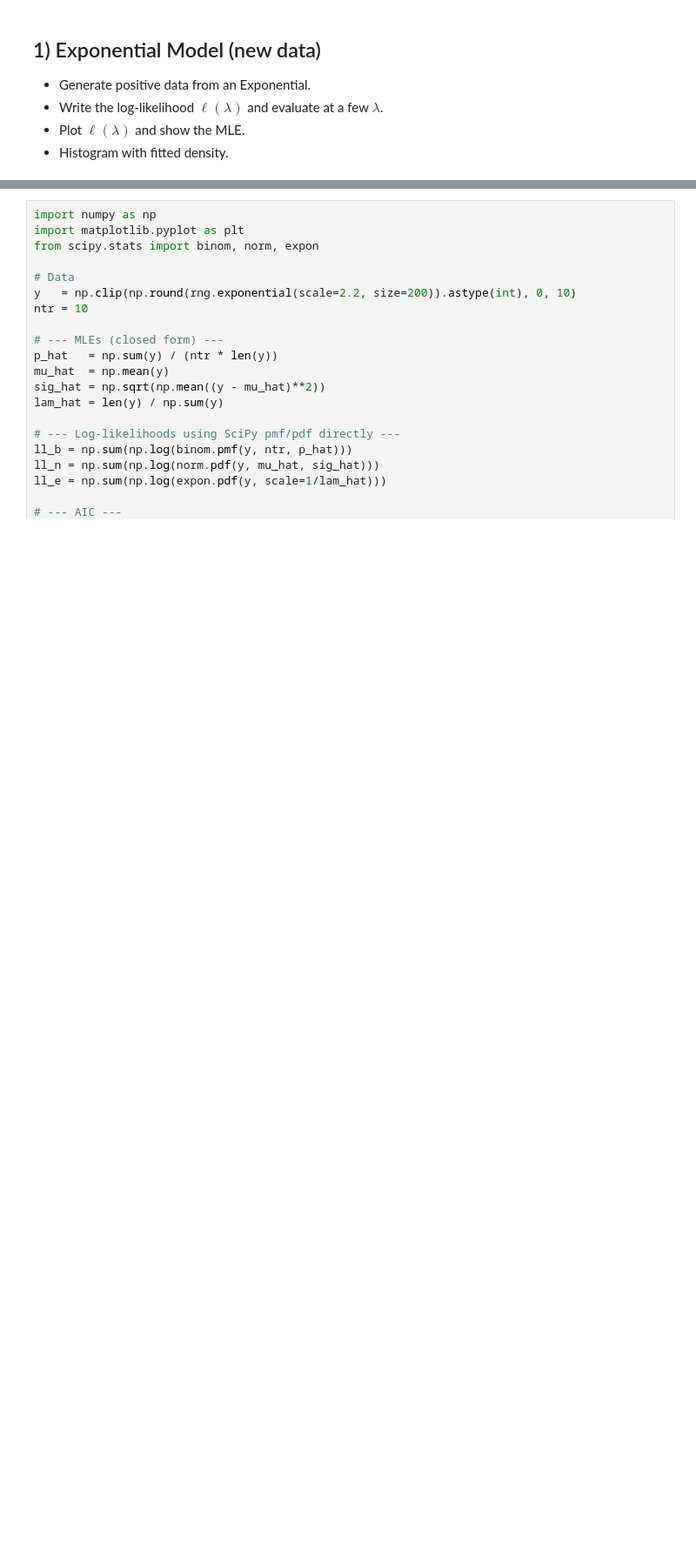
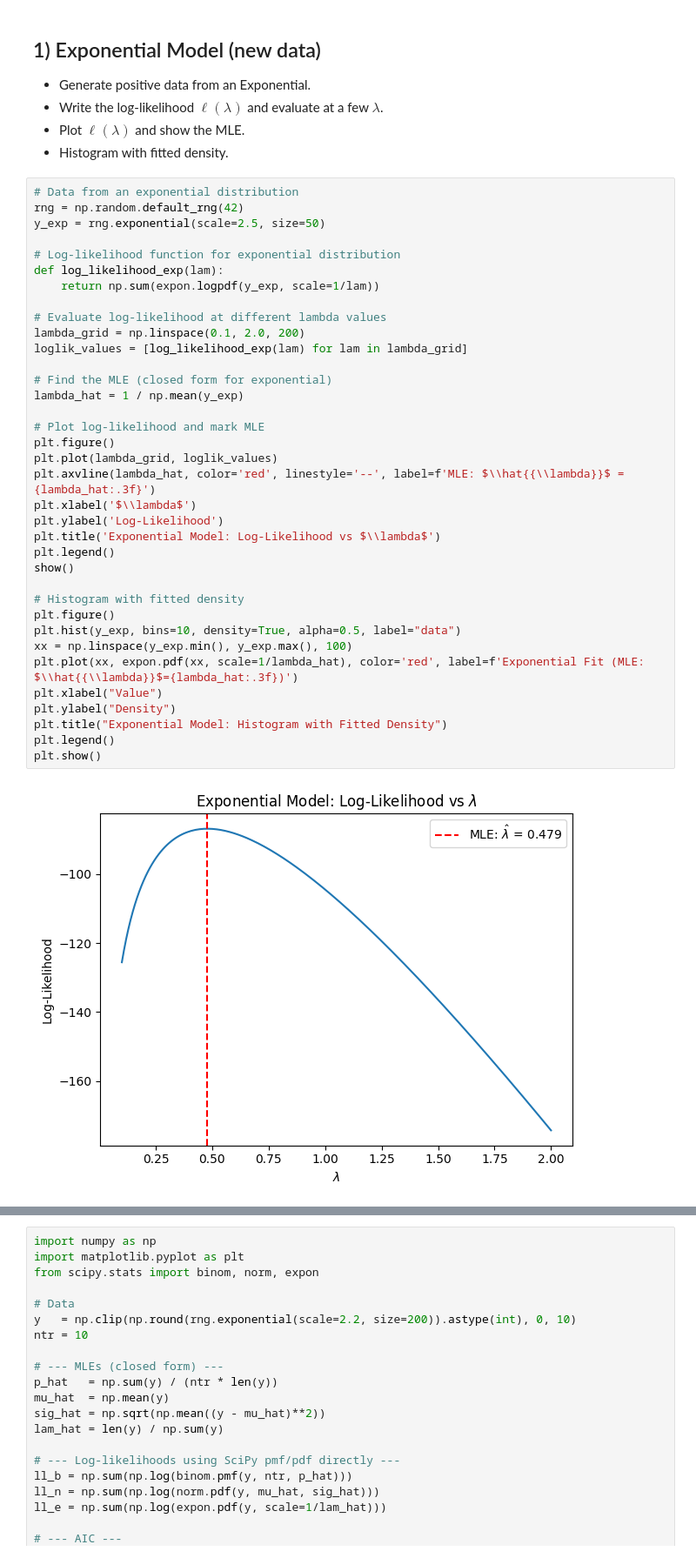
Before and after one commit to drbob-richardson/stat220, a Jupyter notebook: Lecture_Code/Code_04_01_Estimations.ipynb, the cells around one changed output, grey strips where cells are left out. Shown at 87% size. Drawn from its saved outputs; the diff is of its cells as text; blank space fills up the shorter version.

```diff
--- a/Lecture_Code/Code_04_01_Estimations.ipynb
+++ b/Lecture_Code/Code_04_01_Estimations.ipynb
@@ -27,3 +27,41 @@ def aic(loglik, k):
 - Write the log-likelihood $\ell(\lambda)$ and evaluate at a few $\lambda$.
 - Plot $\ell(\lambda)$ and show the MLE.
 - Histogram with fitted density.
+# %%
+# Data from an exponential distribution
+rng = np.random.default_rng(42)
+y_exp = rng.exponential(scale=2.5, size=50)
+
+# Log-likelihood function for exponential distribution
+def log_likelihood_exp(lam):
+    return np.sum(expon.logpdf(y_exp, scale=1/lam))
+
+# Evaluate log-likelihood at different lambda values
+lambda_grid = np.linspace(0.1, 2.0, 200)
+loglik_values = [log_likelihood_exp(lam) for lam in lambda_grid]
+
+# Find the MLE (closed form for exponential)
+lambda_hat = 1 / np.mean(y_exp)
+
+# Plot log-likelihood and mark MLE
+plt.figure()
+plt.plot(lambda_grid, loglik_values)
+plt.axvline(lambda_hat, color='red', linestyle='--', label=f'MLE: $\\hat{{\\lambda}}$ = {lambda_hat:.3f}')
+plt.xlabel('$\\lambda$')
+plt.ylabel('Log-Likelihood')
+plt.title('Exponential Model: Log-Likelihood vs $\\lambda$')
+plt.legend()
+show()
+
+# Histogram with fitted density
+plt.figure()
+plt.hist(y_exp, bins=10, density=True, alpha=0.5, label="data")
+xx = np.linspace(y_exp.min(), y_exp.max(), 100)
+plt.plot(xx, expon.pdf(xx, scale=1/lambda_hat), color='red', label=f'Exponential Fit (MLE: $\\hat{{\\lambda}}$={lambda_hat:.3f})')
+plt.xlabel("Value")
+plt.ylabel("Density")
+plt.title("Exponential Model: Histogram with Fitted Density")
+plt.legend()
+plt.show()
+# %% [output]
+[figure, added]
```
Also changed, not shown: parts of 2 cells of this notebook, 2 other files.
